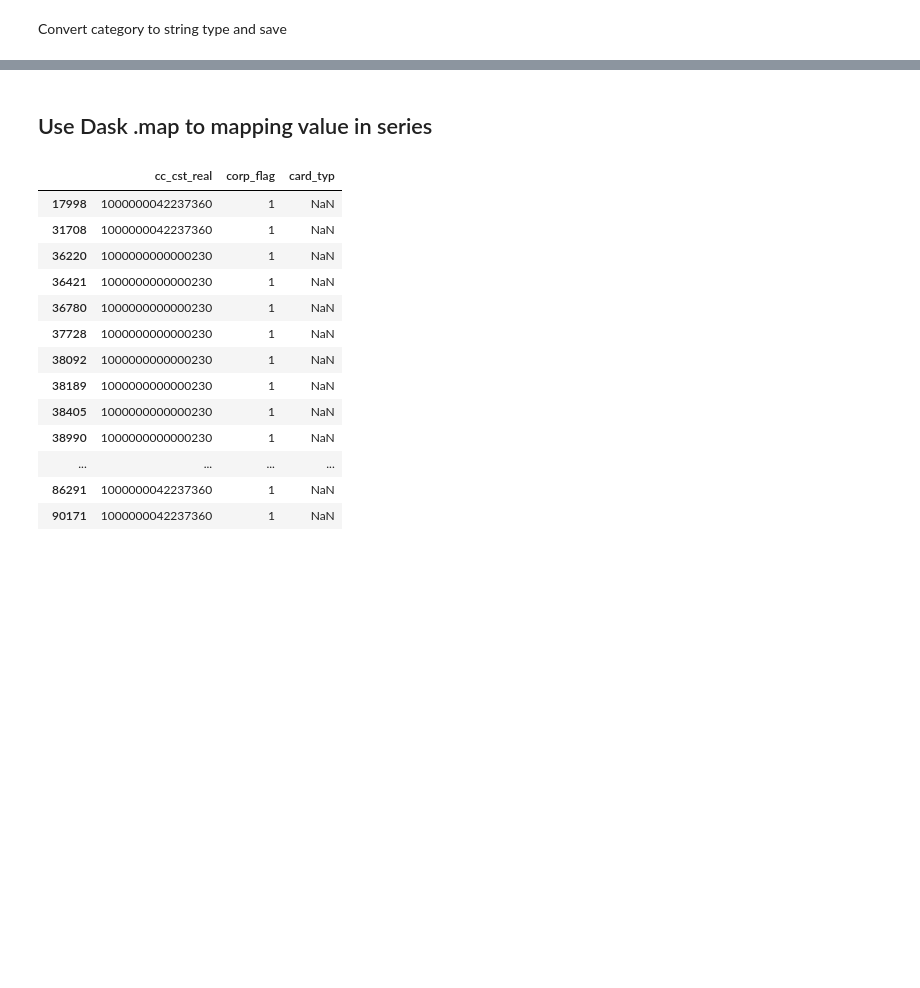
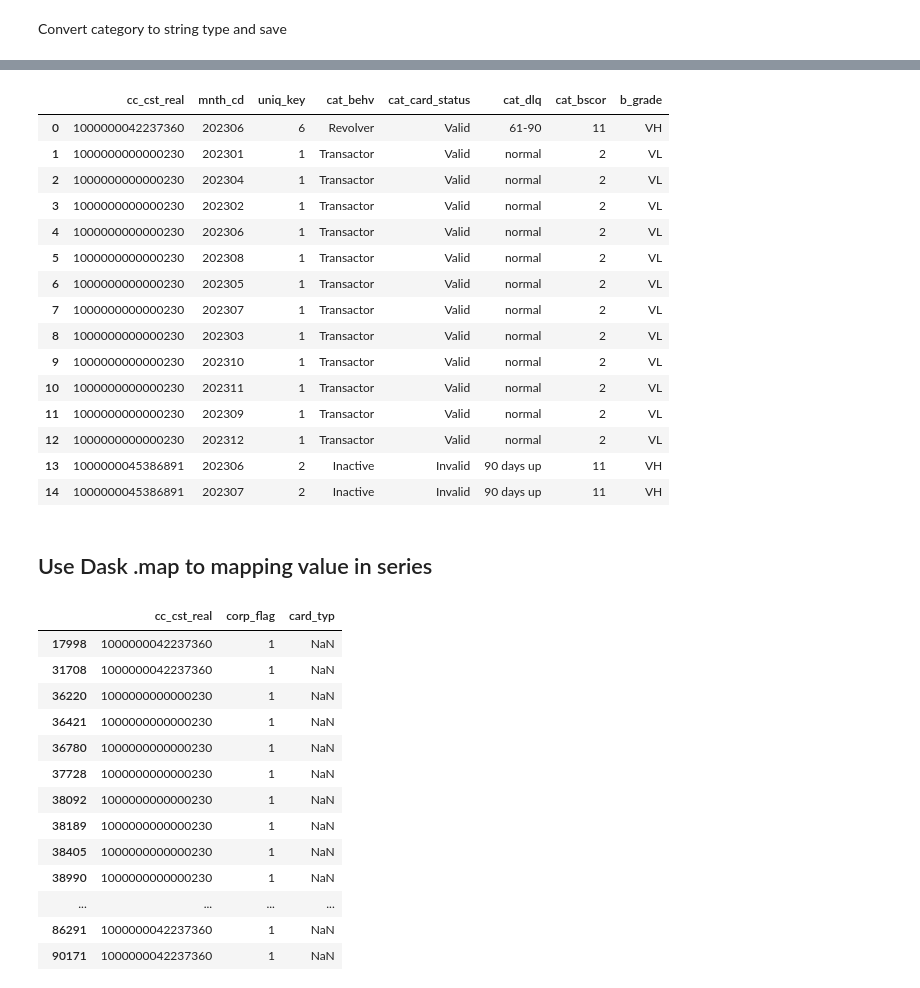
Before and after one commit to pbdanny/PythonProject, a Jupyter notebook: Dask/notebook/dask_kbank.ipynb, the cells around one changed output, grey strips where cells are left out. Cells and saved outputs as stored; diff of their text form; code cells hidden in the pictures; blank space fills up the shorter version.

```diff
--- a/Dask/notebook/dask_kbank.ipynb
+++ b/Dask/notebook/dask_kbank.ipynb
@@ -16,6 +16,7 @@ from dask_sql import Context
 
 
 data_path = Path(os.getcwd()).parent/"data"
+src_path = Path(os.getcwd()).parent/"src"
 c = Context()
 # %%
 pdf = pd.read_pickle(data_path/"sample_cust.pkl")
@@ -196,4 +216,25 @@ cat_card_status    string[python]
 dtype: object
+# %%
+bscor_grade = dd.read_csv(src_path/"bscor_grade_mapper.csv", dtype={"cat_bscor":"string"})
+# %%
+cat_ddf.merge(bscor_grade, on="cat_bscor", how="left").compute()
+# %% [output]
+|  | cc_cst_real | mnth_cd | uniq_key | cat_behv | cat_card_status | cat_dlq | cat_bscor | b_grade |
+| 0 | 1000000042237360 | 202306 | 6 | Revolver | Valid | 61-90 | 11 | VH |
+| 1 | 1000000000000230 | 202301 | 1 | Transactor | Valid | normal | 2 | VL |
+| 2 | 1000000000000230 | 202304 | 1 | Transactor | Valid | normal | 2 | VL |
+| 3 | 1000000000000230 | 202302 | 1 | Transactor | Valid | normal | 2 | VL |
+| 4 | 1000000000000230 | 202306 | 1 | Transactor | Valid | normal | 2 | VL |
+| 5 | 1000000000000230 | 202308 | 1 | Transactor | Valid | normal | 2 | VL |
+| 6 | 1000000000000230 | 202305 | 1 | Transactor | Valid | normal | 2 | VL |
+| 7 | 1000000000000230 | 202307 | 1 | Transactor | Valid | normal | 2 | VL |
+| 8 | 1000000000000230 | 202303 | 1 | Transactor | Valid | normal | 2 | VL |
+| 9 | 1000000000000230 | 202310 | 1 | Transactor | Valid | normal | 2 | VL |
+| 10 | 1000000000000230 | 202311 | 1 | Transactor | Valid | normal | 2 | VL |
+| 11 | 1000000000000230 | 202309 | 1 | Transactor | Valid | normal | 2 | VL |
+| 12 | 1000000000000230 | 202312 | 1 | Transactor | Valid | normal | 2 | VL |
+| 13 | 1000000045386891 | 202306 | 2 | Inactive | Invalid | 90 days up | 11 | VH |
+| 14 | 1000000045386891 | 202307 | 2 | Inactive | Invalid | 90 days up | 11 | VH |
 # %% [markdown]
 ## Use Dask .map to mapping value in series
 # %%
```
Also changed, not shown: parts of 21 cells of this notebook, 2 other files.
